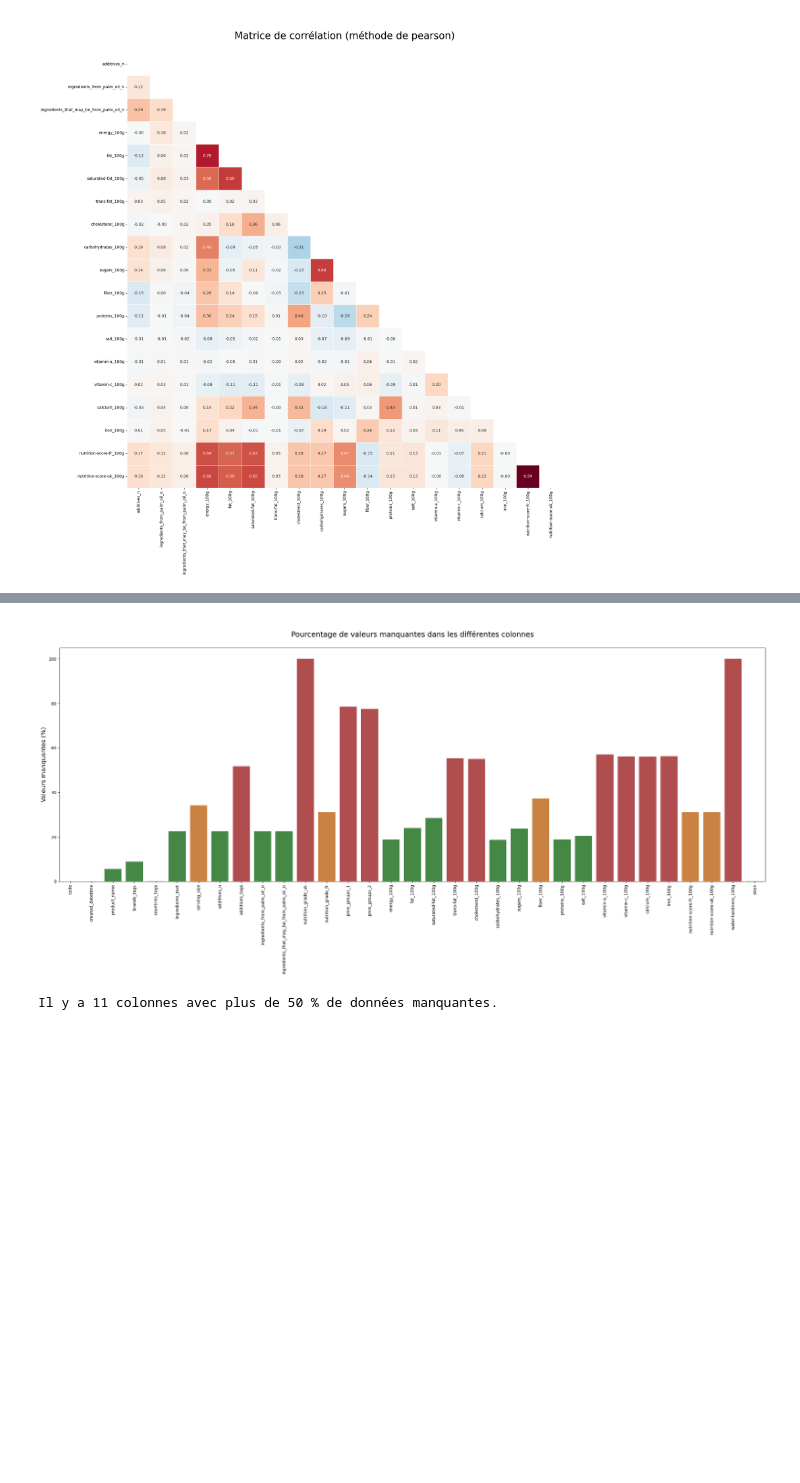
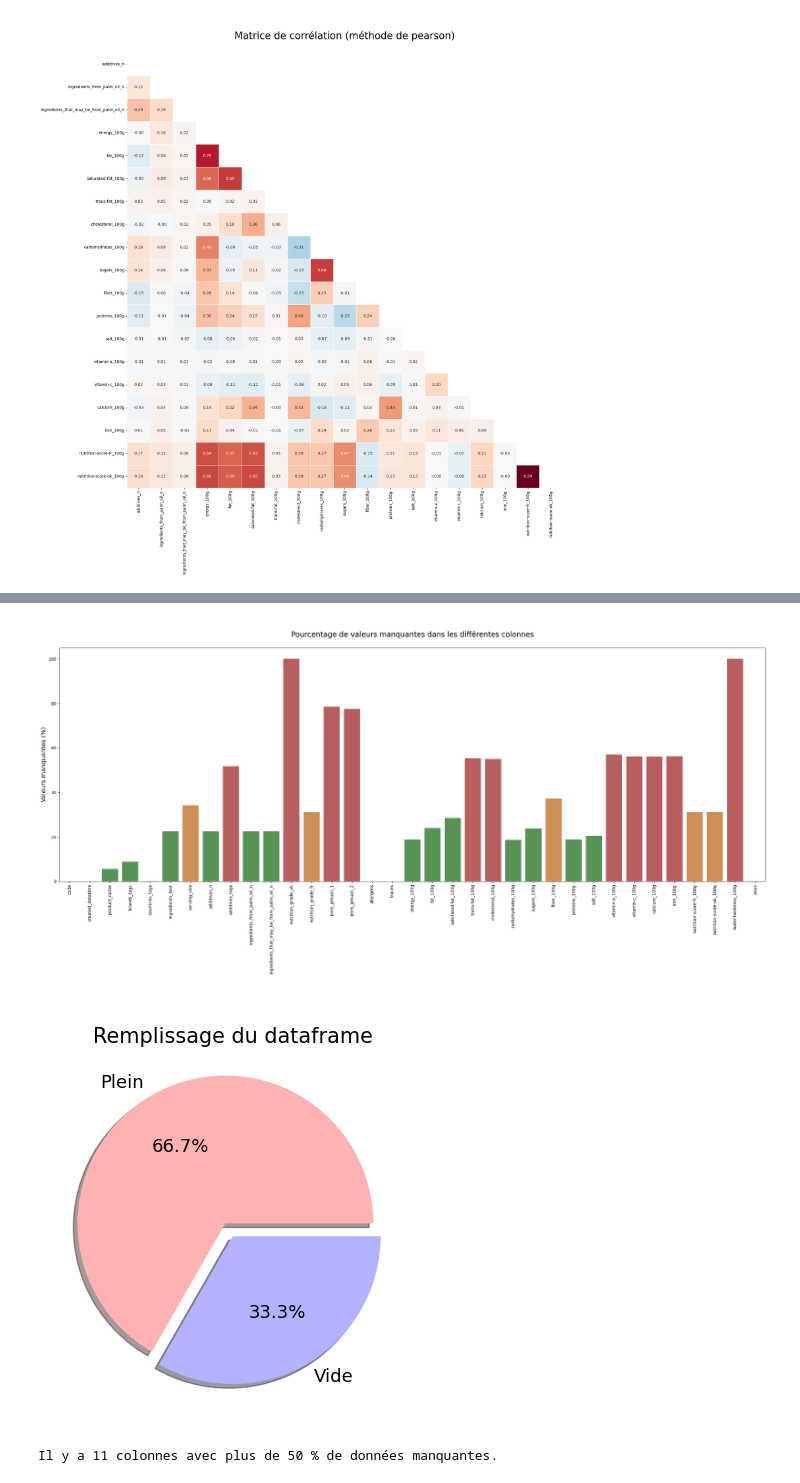
Before and after one commit to BiGHeaDMaX/Nettoyage-et-EDA, a Jupyter notebook: OCR - Projet 2 - V2.ipynb, the cells around one changed output, grey strips where cells are left out. Drawn from its saved outputs; the diff is of its cells as text; code cells hidden in the pictures; blank space fills up the shorter version.

Commit message:
Analyse nrj, col allerg/traces, début imputation

```diff
--- a/OCR - Projet 2 - V2.ipynb
+++ b/OCR - Projet 2 - V2.ipynb
@@ -188,6 +203,8 @@ colonnes_diverses = [
                     'nutrition_grade_fr',
                     'pnns_groups_1',
                     'pnns_groups_2',
+                    'allergens',
+                    'traces'
                     ]
 
 colonnes_nutriments = [x for x in data_clean.columns if  '_100g' in x]
@@ -832,0 +854,7 @@ Valeurs nulles après traitement : 60269
+# %%
+list_nrj = data_clean['pnns_groups_1'].unique().tolist()
+list_nrj.pop(0) # Je retire le nan de la liste.
+for i in list_nrj:
+    plt.title(f"\nRépartition des valeurs de energy_100g\n{i}\n", fontsize='x-large')
+    data_clean['energy_100g'].loc[data_clean['pnns_groups_1'] == i].plot.hist(color = "blue", alpha = 0.3, edgecolor='black').set(ylabel=None);
+    plt.show()
@@ -851,0 +930,12 @@ plt.show()
+# %%
+print("Avant traitement :")
+print("Valeurs nulles allergens :", data_clean['allergens'].isnull().sum())
+print("Valeurs nulles traces :", data_clean['traces'].isnull().sum())
+
+# Je remplace les NaN par "None"
+for i in ['allergens', 'traces']:
+    data_clean[i].loc[data_clean[i].isnull()] = "None"
+
+print("Avant traitement :")
+print("Valeurs nulles allergens :", data_clean['allergens'].isnull().sum())
+print("Valeurs nulles traces :", data_clean['traces'].isnull().sum())
@@ -852,21 +953,36 @@ plt.show()
 # %%
 colonnes_incompletes = data_clean.isna().mean()
 
 fig, ax = plt.subplots(figsize=(30,10))
 
 # Création d'une palette personnalisée
 colors = [{p<0.5: '#3A923A', 0.3<=p<=0.5: '#E1812C', p>0.5: '#C03D3E'}[True] for p in colonnes_incompletes.values.tolist()]
 sns.set_palette(sns.color_palette(colors))
 
-sns.barplot(x=colonnes_incompletes.index, y=colonnes_incompletes.values*100)
+sns.barplot(x=colonnes_incompletes.index, y=colonnes_incompletes.values*100, alpha = 0.9)
 
 plt.xticks(rotation=90)
 ax.set_title('\nPourcentage de valeurs manquantes dans les différentes colonnes\n', fontsize='xx-large')
 ax.set_ylabel('Valeurs manquantes (%)', fontsize='x-large')
 
 plt.show()
 
+vide = data_clean.isnull().sum().sum() # Somme de la somme des NaN de chaque colonne
+plein = data_clean.notnull().sum().sum() # Somme de la somme des non NaN de chaque colonne
+
+labels = 'Plein', 'Vide'
+sizes = [plein, vide]
+
+colors=['#FFB2B2', '#B2B2FF']
+explode = (0.1, 0)  # j'explose seulement les allergènes et traces
+
+fig, ax = plt.subplots()
+plt.title("\nRemplissage du dataframe", fontsize=15)
+ax.pie(sizes, labels=labels, explode=explode, shadow=True, autopct='%1.1f%%', colors=colors, textprops={'color':"black", 'fontsize':13});
+plt.show()
+
 print("\nIl y a", len(colonnes_incompletes[colonnes_incompletes.values > 0.5]), "colonnes avec plus de 50 % de données manquantes.")
 # %% [output]
-[figure, old version]
+[figure, new version]
+[figure, added]
 Il y a 11 colonnes avec plus de 50 % de données manquantes.
```
Also changed, not shown: parts of 10 cells of this notebook.
